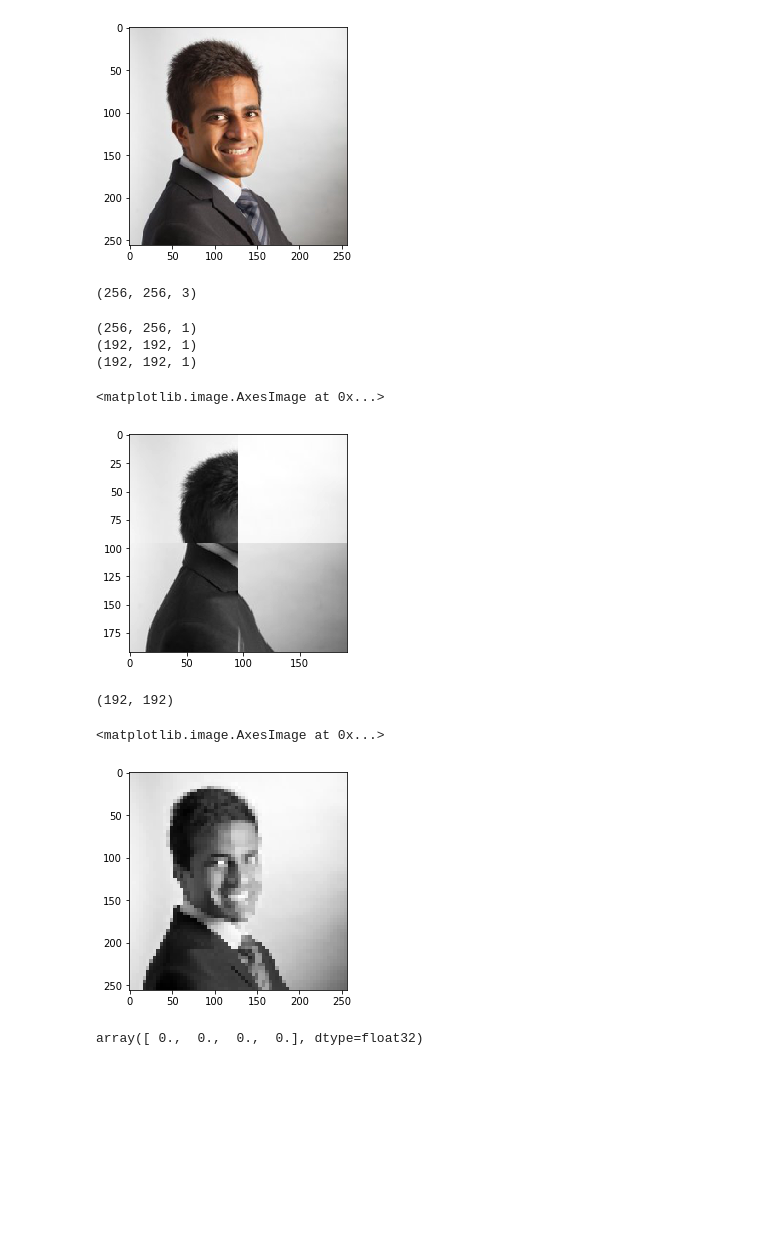
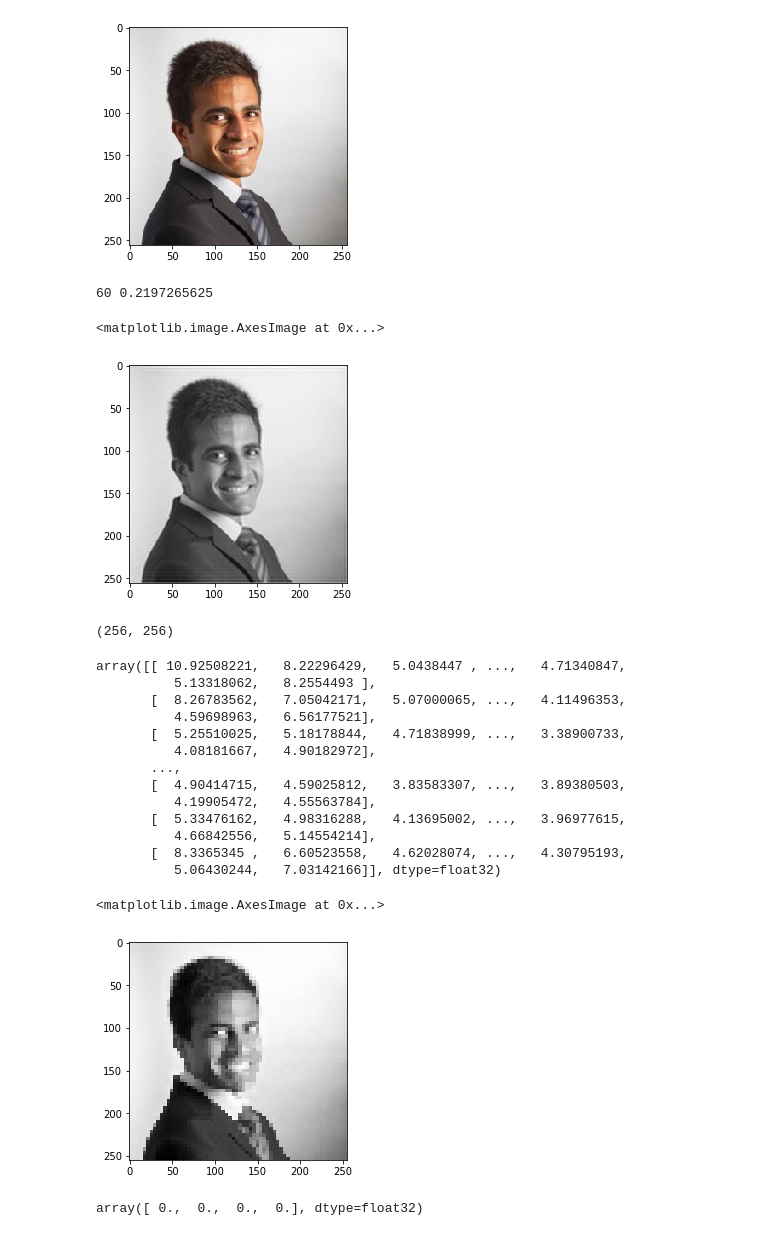
Before and after one commit to oracleofnj/spectral-repr-cnns, a Jupyter notebook: src/figure2.ipynb, the cells around one changed output. Drawn from its saved outputs; the diff is of its cells as text; code cells hidden in the pictures; blank space fills up the shorter version.

```diff
--- a/src/figure2.ipynb
+++ b/src/figure2.ipynb
@@ -15,6 +15,7 @@ from modules.create_images import open_image, downscale_image
 # %%
 image = open_image('aj.jpg')
 image = downscale_image(image, 256, 256).convert('RGB')
+image = np.asarray(image) / 255.
 # %%
 plt.imshow(image, cmap='gray')
 # %% [output]
@@ -25,22 +24,33 @@ im_np = np.asarray(image) / 255
-# %%
-im_np.shape
-# %% [output]
-(256, 256, 3)
+# %%
+lp, image_fft, image_new = spectral_pool(image, pool_size=16)
+# %% [output]
+60 0.2197265625
 # %%
-image_fft, image_new = spectral_pool(im_np, pool_size=64)
-image_new = image_new * 255
-image_new = np.absolute(image_new).squeeze()
+image_new = np.real(image_new).squeeze()
 plt.imshow(image_new, cmap='gray')
 # %% [output]
-(256, 256, 1)
-(192, 192, 1)
-(192, 192, 1)
+<matplotlib.image.AxesImage at 0x...>
-<matplotlib.image.AxesImage at 0x...>
-[figure, old version]
+[figure, new version]
 # %%
 image_new.shape
 # %% [output]
-(192, 192)
+(256, 256)
+# %%
+image_new
+# %% [output]
+array([[ 10.92508221,   8.22296429,   5.0438447 , ...,   4.71340847,
+          5.13318062,   8.2554493 ],
+       [  8.26783562,   7.05042171,   5.07000065, ...,   4.11496353,
+          4.59698963,   6.56177521],
+       [  5.25510025,   5.18178844,   4.71838999, ...,   3.38900733,
+          4.08181667,   4.90182972],
+       ...,
+       [  4.90414715,   4.59025812,   3.83583307, ...,   3.89380503,
+          4.19905472,   4.55563784],
+       [  5.33476162,   4.98316288,   4.13695002, ...,   3.96977615,
+          4.66842556,   5.14554214],
+       [  8.3365345 ,   6.60523558,   4.62028074, ...,   4.30795193,
+          5.06430244,   7.03142166]], dtype=float32)
 # %%
 image_new_pool = max_pool(image, pool_size=4)
 # image_new = image_new * 255
@@ -48,7 +58,7 @@ image_new_pool = max_pool(image, pool_size=4)
 plt.imshow(image_new_pool, cmap='gray')
 # %% [output]
 <matplotlib.image.AxesImage at 0x...>
-[figure, old version]
+[figure, new version]
 # %%
 image_new[np.arange(0,4), np.arange(0,4)]
 # %% [output]
```
Also changed, not shown: parts of 10 cells of this notebook.
